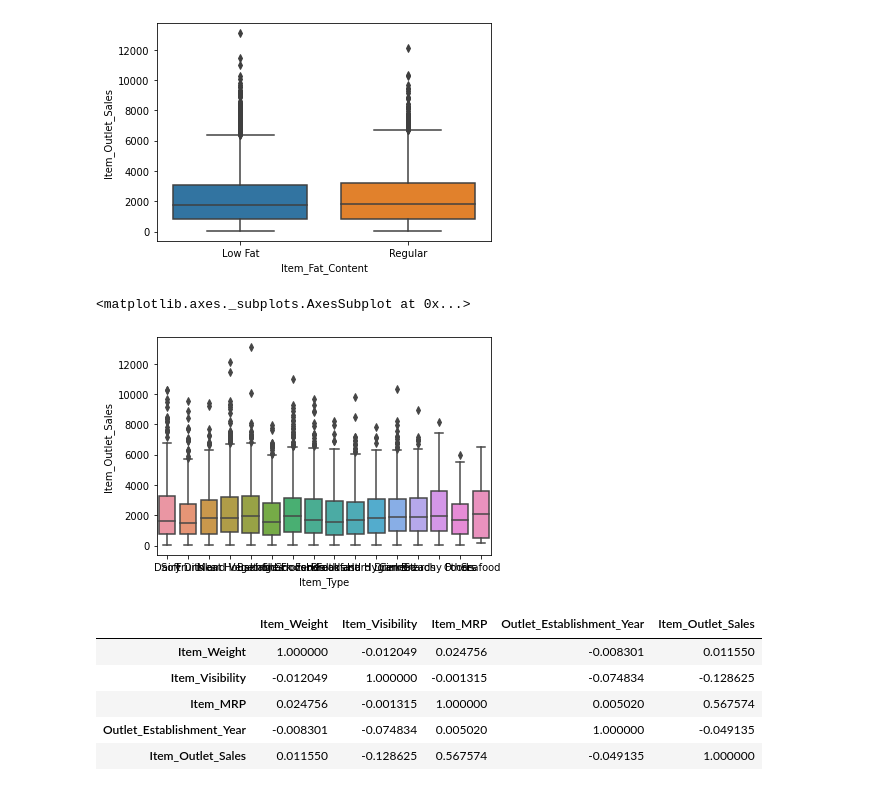
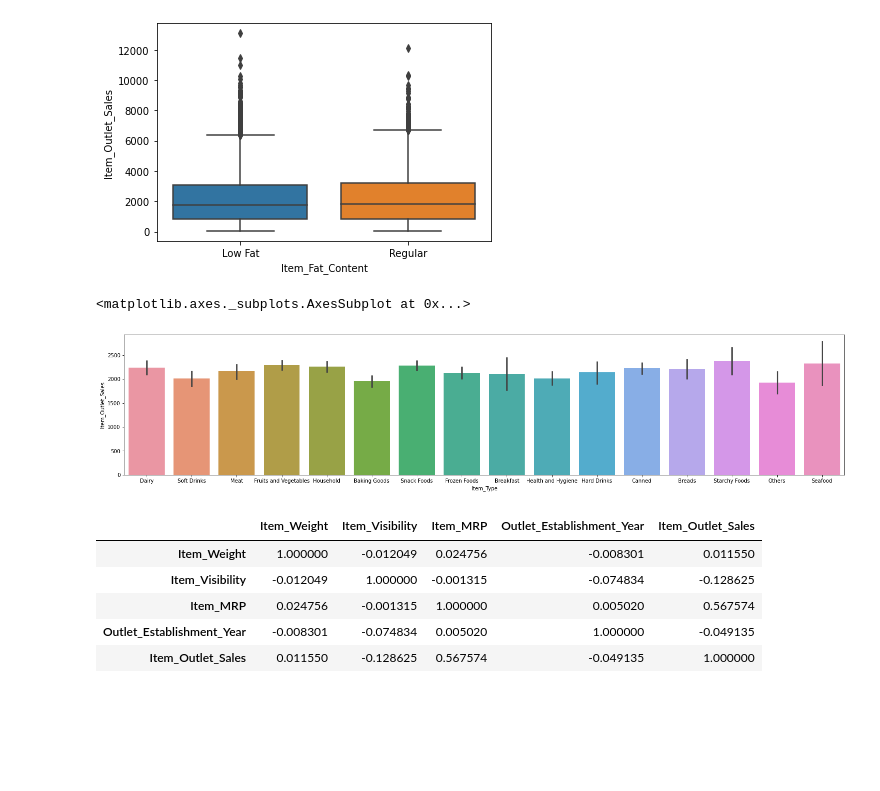
Before and after one commit to ZachLondo/Sales-Predictions, a Jupyter notebook: CodingDojoProject1.ipynb, the cells around one changed output. Saved outputs shown, nothing was run; the diff lists cells and outputs as text; code cells hidden in the pictures; blank space fills up the shorter version.

```diff
--- a/CodingDojoProject1.ipynb
+++ b/CodingDojoProject1.ipynb
@@ -388,10 +388,11 @@ sns.boxplot(data=df, x='Item_Fat_Content', y='Item_Outlet_Sales')
 <matplotlib.axes._subplots.AxesSubplot at 0x...>
 [figure]
 # %%
-sns.boxplot(data=df, x='Item_Type', y='Item_Outlet_Sales',)
+fig, ax = plt.subplots(figsize=(25,5))
+sns.barplot(data=df, x='Item_Type', y='Item_Outlet_Sales',)
 # %% [output]
 <matplotlib.axes._subplots.AxesSubplot at 0x...>
-[figure, old version]
+[figure, new version]
 # %%
 #Heatmap of the correlation between features.
 # %%
```
Also changed, not shown: parts of 7 cells of this notebook.
